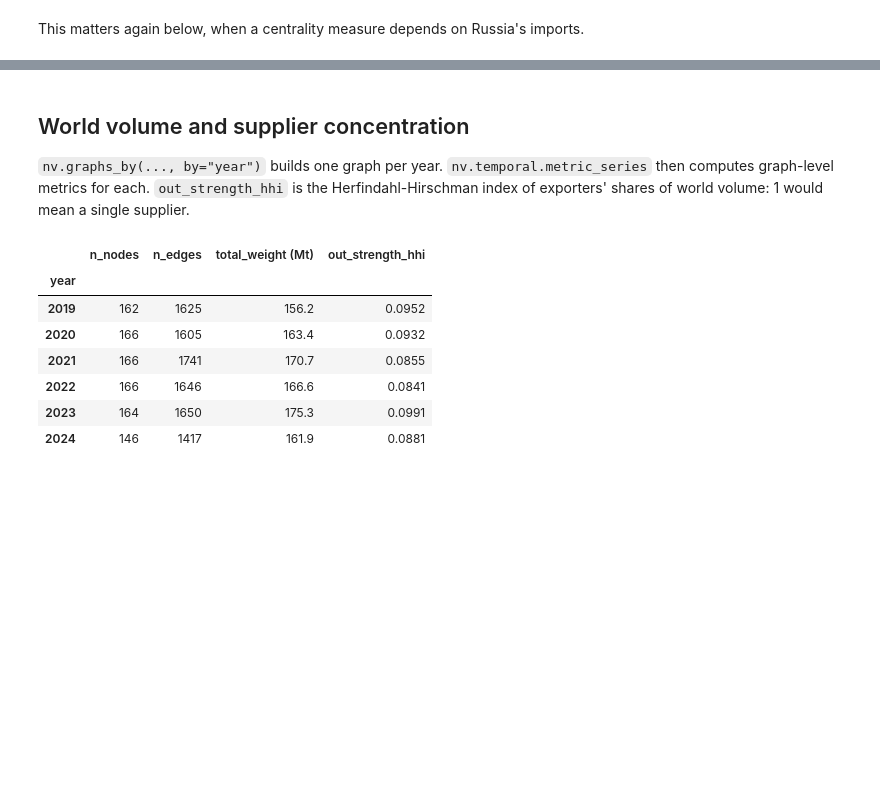
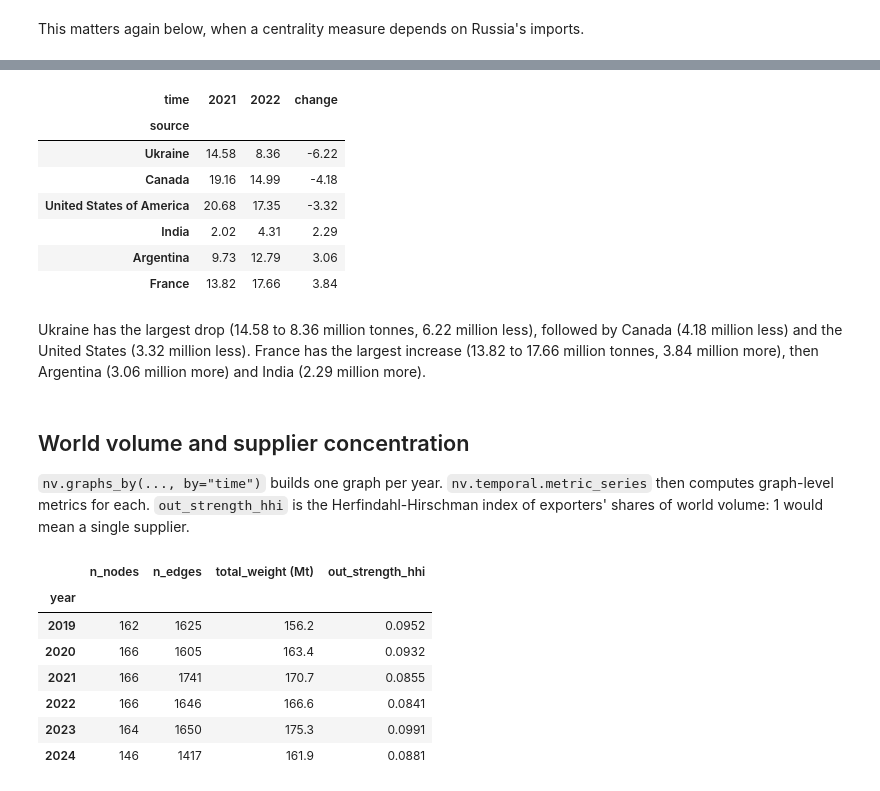
Before and after one commit to tysonjohnsondev/netviz_tools, a Jupyter notebook: docs/gallery/wheat-2022-shock.ipynb, the cells around one changed output, grey strips where cells are left out. Cells and saved outputs as stored; diff of their text form; code cells hidden in the pictures; blank space fills up the shorter version.

```diff
--- a/docs/gallery/wheat-2022-shock.ipynb
+++ b/docs/gallery/wheat-2022-shock.ipynb
@@ -143,5 +158,25 @@ This matters again below, when a centrality measure depends on Russia's imports.
+# %%
+change_21_22 = (
+    wheat[wheat["time"].isin([2021, 2022])]
+    .pivot_table(index="source", columns="time", values="weight", aggfunc="sum", fill_value=0)
+    .div(1e6)
+    .assign(change=lambda d: d[2022] - d[2021])
+    .sort_values("change")
+)
+pd.concat([change_21_22.head(3), change_21_22.tail(3)]).round(2)
+# %% [output]
+| time | 2021 | 2022 | change |
+| source |  |  |  |
+| Ukraine | 14.58 | 8.36 | -6.22 |
+| Canada | 19.16 | 14.99 | -4.18 |
+| United States of America | 20.68 | 17.35 | -3.32 |
+| India | 2.02 | 4.31 | 2.29 |
+| Argentina | 9.73 | 12.79 | 3.06 |
+| France | 13.82 | 17.66 | 3.84 |
+# %% [markdown]
+Ukraine has the largest drop (14.58 to 8.36 million tonnes, 6.22 million less), followed by Canada (4.18 million less) and the United States (3.32 million less). France has the largest increase (13.82 to 17.66 million tonnes, 3.84 million more), then Argentina (3.06 million more) and India (2.29 million more).
 # %% [markdown]
 ## World volume and supplier concentration
 
-`nv.graphs_by(..., by="year")` builds one graph per year. `nv.temporal.metric_series` then computes graph-level metrics for each. `out_strength_hhi` is the Herfindahl-Hirschman index of exporters' shares of world volume: 1 would mean a single supplier.
+`nv.graphs_by(..., by="time")` builds one graph per year. `nv.temporal.metric_series` then computes graph-level metrics for each. `out_strength_hhi` is the Herfindahl-Hirschman index of exporters' shares of world volume: 1 would mean a single supplier.
 # %%
```
Also changed, not shown: parts of 18 cells of this notebook, 6 other files.
